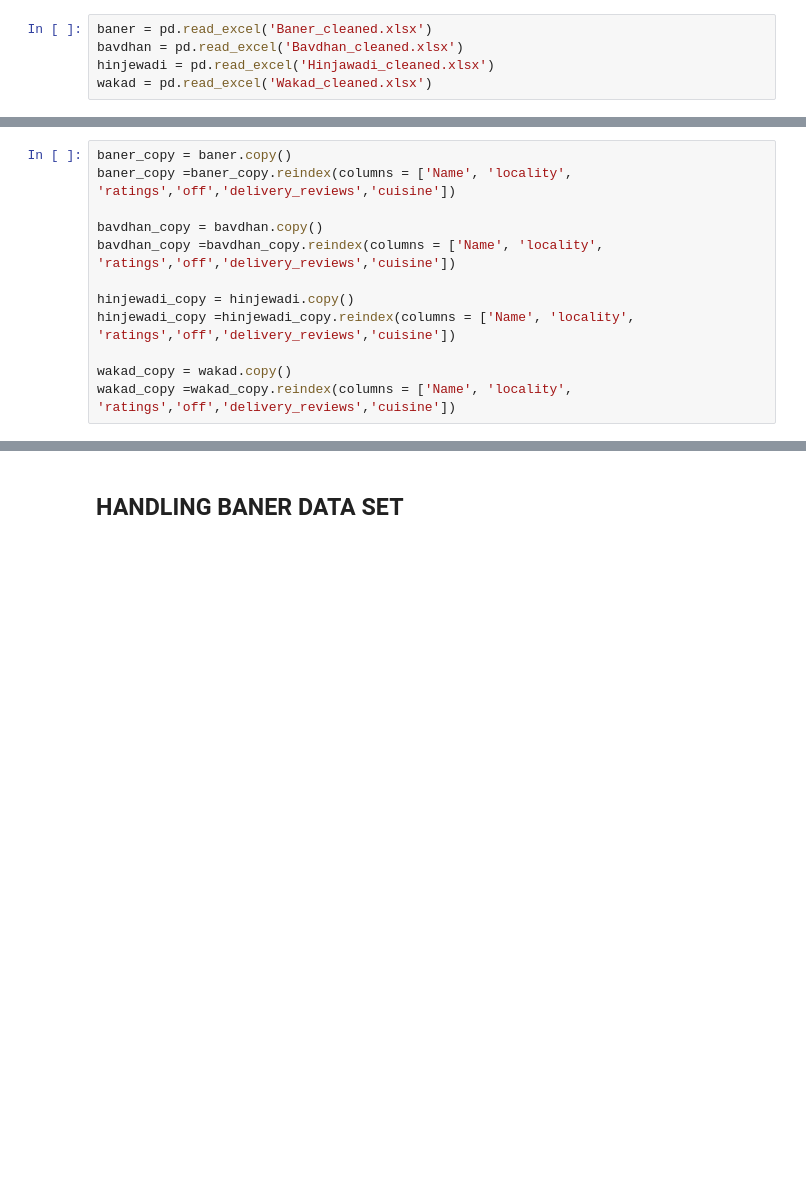
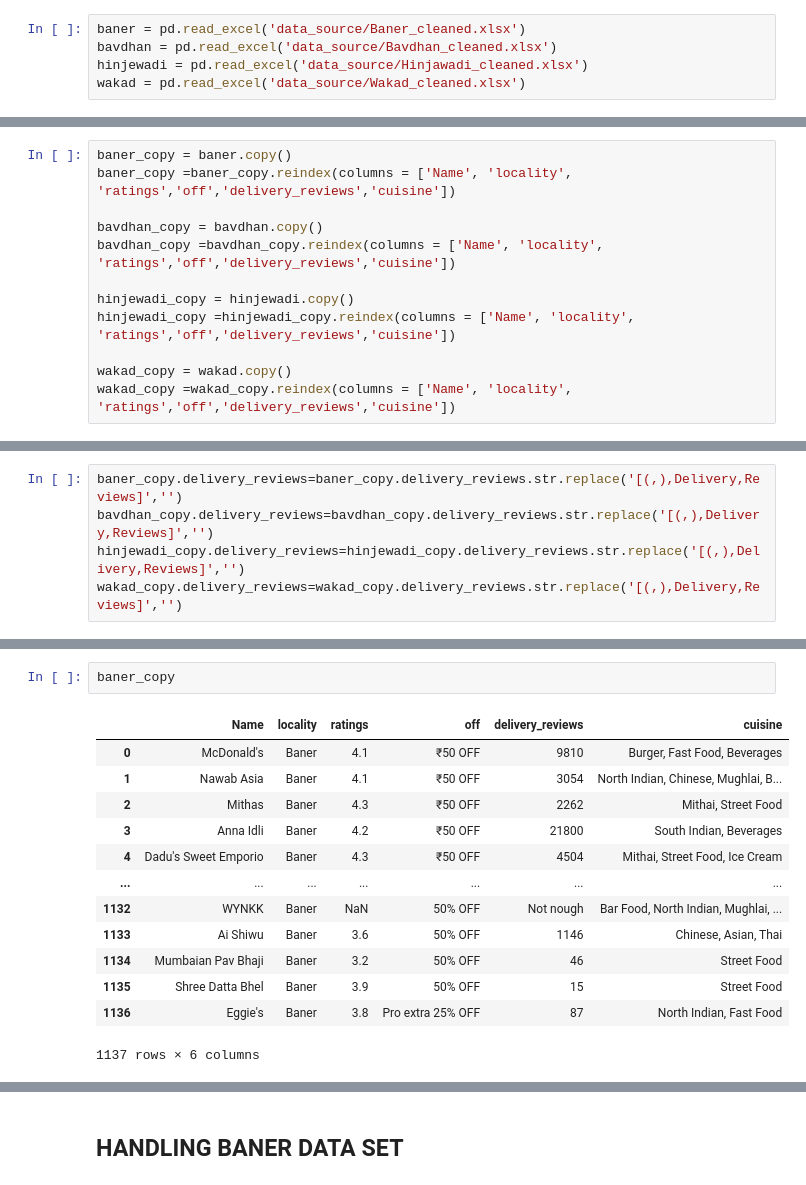
Before and after one commit to Ruthik27/Bed_Rest_and_Order_Services, a Jupyter notebook: new_data_zomato.ipynb, the cells around one changed output, grey strips where cells are left out. Saved outputs shown, nothing was run; the diff lists cells and outputs as text; blank space fills up the shorter version.

Commit message:
change in specific data frame ie baner

```diff
--- a/new_data_zomato.ipynb
+++ b/new_data_zomato.ipynb
@@ -3,10 +3,10 @@ import pandas as pd
 import matplotlib.pyplot as plt
 import numpy as np
 # %%
-baner = pd.read_excel('Baner_cleaned.xlsx')
-bavdhan = pd.read_excel('Bavdhan_cleaned.xlsx')
-hinjewadi = pd.read_excel('Hinjawadi_cleaned.xlsx')
-wakad = pd.read_excel('Wakad_cleaned.xlsx')
+baner = pd.read_excel('data_source/Baner_cleaned.xlsx')
+bavdhan = pd.read_excel('data_source/Bavdhan_cleaned.xlsx')
+hinjewadi = pd.read_excel('data_source/Hinjawadi_cleaned.xlsx')
+wakad = pd.read_excel('data_source/Wakad_cleaned.xlsx')
 # %%
 baner['locality'] = 'Baner'
 bavdhan['locality'] = 'Bavdhan'
@@ -26,0 +29,5 @@ wakad_copy =wakad_copy.reindex(columns = ['Name', 'locality', 'ratings','off','d
+# %%
+baner_copy.delivery_reviews=baner_copy.delivery_reviews.str.replace('[(,),Delivery,Reviews]','')
+bavdhan_copy.delivery_reviews=bavdhan_copy.delivery_reviews.str.replace('[(,),Delivery,Reviews]','')
+hinjewadi_copy.delivery_reviews=hinjewadi_copy.delivery_reviews.str.replace('[(,),Delivery,Reviews]','')
+wakad_copy.delivery_reviews=wakad_copy.delivery_reviews.str.replace('[(,),Delivery,Reviews]','')
@@ -26,0 +50,16 @@ wakad_copy =wakad_copy.reindex(columns = ['Name', 'locality', 'ratings','off','d
+# %%
+baner_copy
+# %% [output]
+|  | Name | locality | ratings | off | delivery_reviews | cuisine |
+| 0 | McDonald's | Baner | 4.1 | ₹50 OFF | 9810 | Burger, Fast Food, Beverages |
+| 1 | Nawab Asia | Baner | 4.1 | ₹50 OFF | 3054 | North Indian, Chinese, Mughlai, B... |
+| 2 | Mithas | Baner | 4.3 | ₹50 OFF | 2262 | Mithai, Street Food |
+| 3 | Anna Idli | Baner | 4.2 | ₹50 OFF | 21800 | South Indian, Beverages |
+| 4 | Dadu's Sweet Emporio | Baner | 4.3 | ₹50 OFF | 4504 | Mithai, Street Food, Ice Cream |
+| ... | ... | ... | ... | ... | ... | ... |
+| 1132 | WYNKK | Baner | NaN | 50% OFF | Not nough | Bar Food, North Indian, Mughlai, ... |
+| 1133 | Ai Shiwu | Baner | 3.6 | 50% OFF | 1146 | Chinese, Asian, Thai |
+| 1134 | Mumbaian Pav Bhaji | Baner | 3.2 | 50% OFF | 46 | Street Food |
+| 1135 | Shree Datta Bhel | Baner | 3.9 | 50% OFF | 15 | Street Food |
+| 1136 | Eggie's | Baner | 3.8 | Pro extra 25% OFF | 87 | North Indian, Fast Food |
+1137 rows × 6 columns
```
Also changed, not shown: parts of 20 cells of this notebook, 2 other files.
